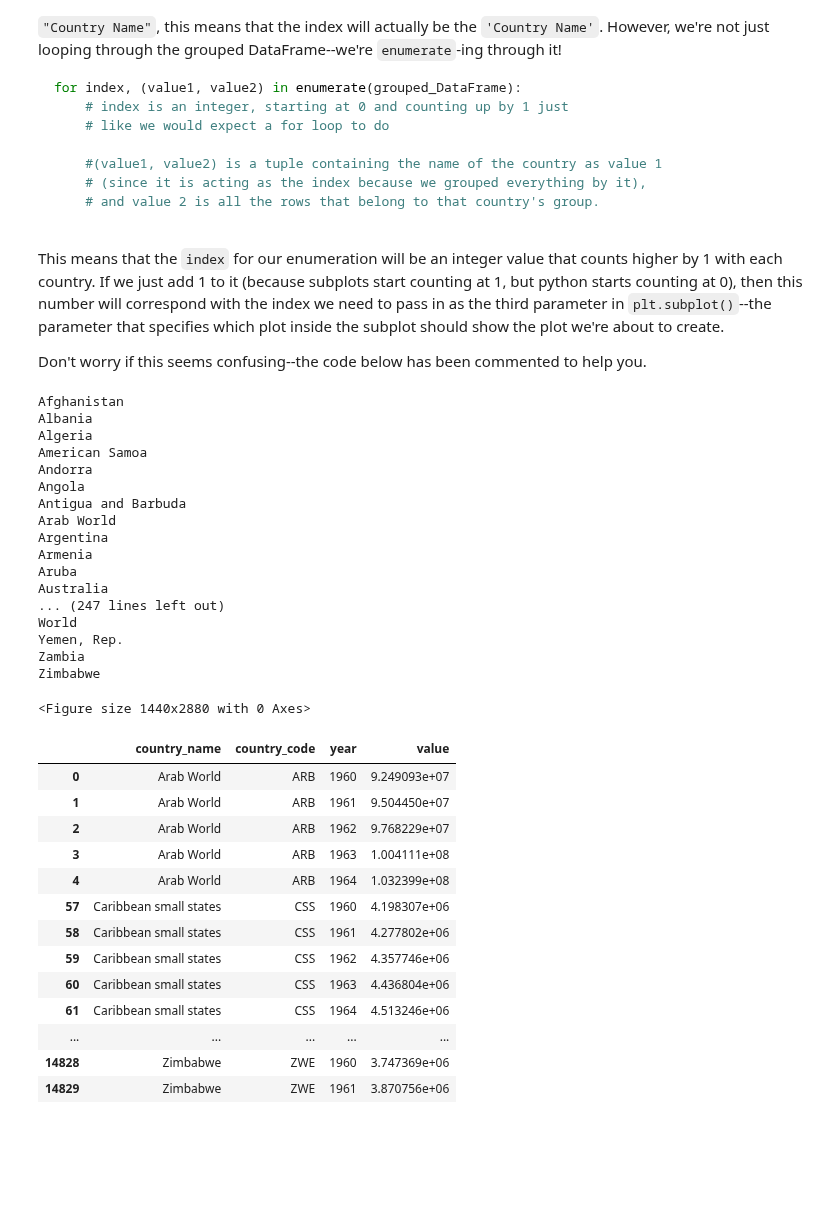
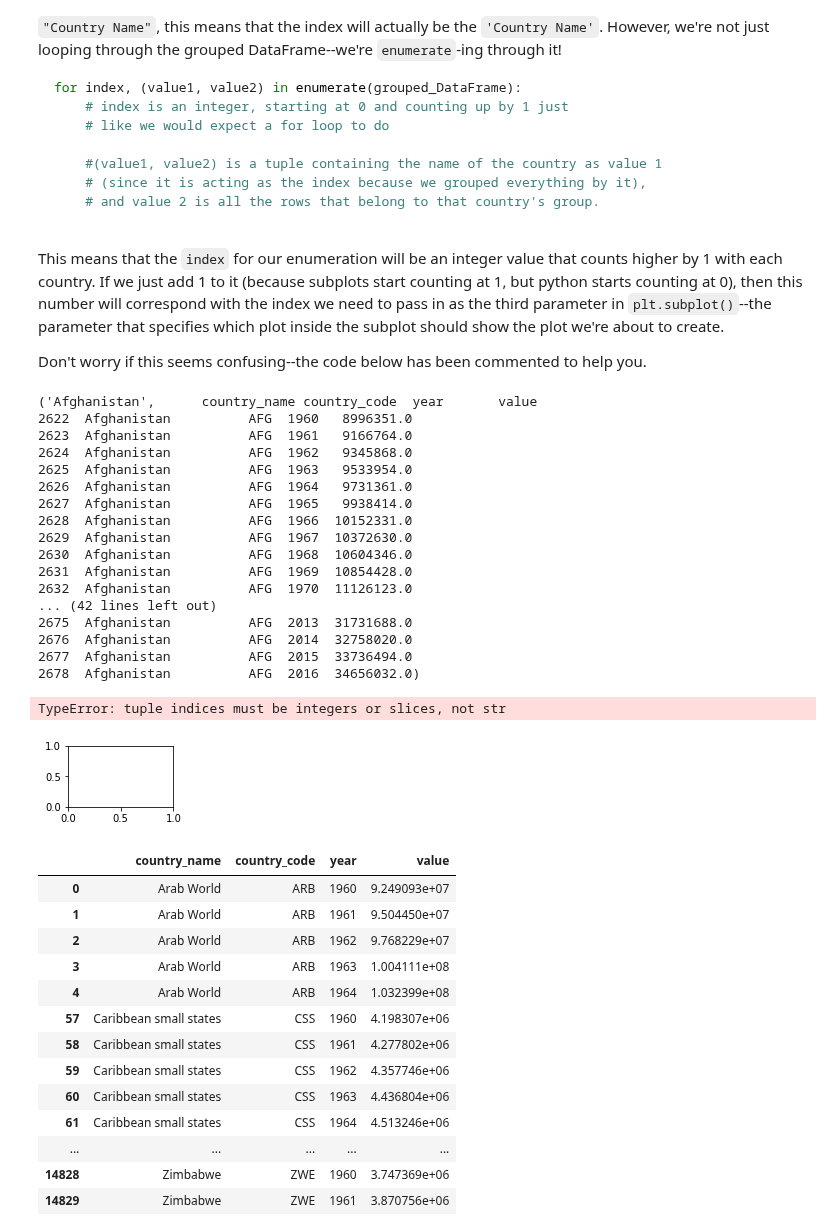
Before and after one commit to JonSolow/dsc-subplots-and-enumeration-lab-dc-ds-career-042219, a Jupyter notebook: index.ipynb, the cells around one changed output. Drawn from its saved outputs; the diff is of its cells as text; code cells hidden in the pictures; blank space fills up the shorter version.

```diff
--- a/index.ipynb
+++ b/index.ipynb
@@ -214,46 +214,47 @@ Don't worry if this seems confusing--the code below has been commented to help y
 # %%
 # Group the DataFrame by Country Name--this line has been provided for you
 grouped_df = df.groupby('country_name')
 
 # pass in figsize=(20,40), and also set the facecolor parameter to 'white'
 plt.figure(figsize=(20, 40), facecolor='white')
 
 # Complete the line below so that the first loop variable is the called index,
 # and the second loop variable is the tuple (countryname, population).
 for i, v in enumerate(grouped_df):
-    print(v[0])
+    print(v)
 
 
     # Get the unique subplot where the plot we're creating during this iteration
     # of the loop will live. Our subplot will be 30 rows of 9 plots each.
     # Set the third value to be index+1
     ax = plt.subplot(30, 9, i+1)
 
     # Complete the line to create the plot for this subplot.
     # Same visualizations as we created above!
-    plt.plot(x=v[1[, y=v['value'], ax=ax, legend=False)
+    plt.plot(x=v[1], y=v['value'], ax=ax, legend=False)
 
     # Set the title of each plot, so we know which country it represents
     ax.set_title(v['country_name'])
 # %% [output]
-Afghanistan
-Albania
-Algeria
-American Samoa
-Andorra
-Angola
-Antigua and Barbuda
-Arab World
-Argentina
-Armenia
-Aruba
-Australia
-... (247 lines left out)
-World
-Yemen, Rep.
-Zambia
-Zimbabwe
+('Afghanistan',      country_name country_code  year       value
+2622  Afghanistan          AFG  1960   8996351.0
+2623  Afghanistan          AFG  1961   9166764.0
+2624  Afghanistan          AFG  1962   9345868.0
+2625  Afghanistan          AFG  1963   9533954.0
+2626  Afghanistan          AFG  1964   9731361.0
+2627  Afghanistan          AFG  1965   9938414.0
+2628  Afghanistan          AFG  1966  10152331.0
+2629  Afghanistan          AFG  1967  10372630.0
+2630  Afghanistan          AFG  1968  10604346.0
+2631  Afghanistan          AFG  1969  10854428.0
+2632  Afghanistan          AFG  1970  11126123.0
+... (42 lines left out)
+2675  Afghanistan          AFG  2013  31731688.0
+2676  Afghanistan          AFG  2014  32758020.0
+2677  Afghanistan          AFG  2015  33736494.0
+2678  Afghanistan          AFG  2016  34656032.0)
-<Figure size 1440x2880 with 0 Axes>
+TypeError: tuple indices must be integers or slices, not str
+[figure, added]
 # %%
 grouped_df.head()
 # %% [output]
```
